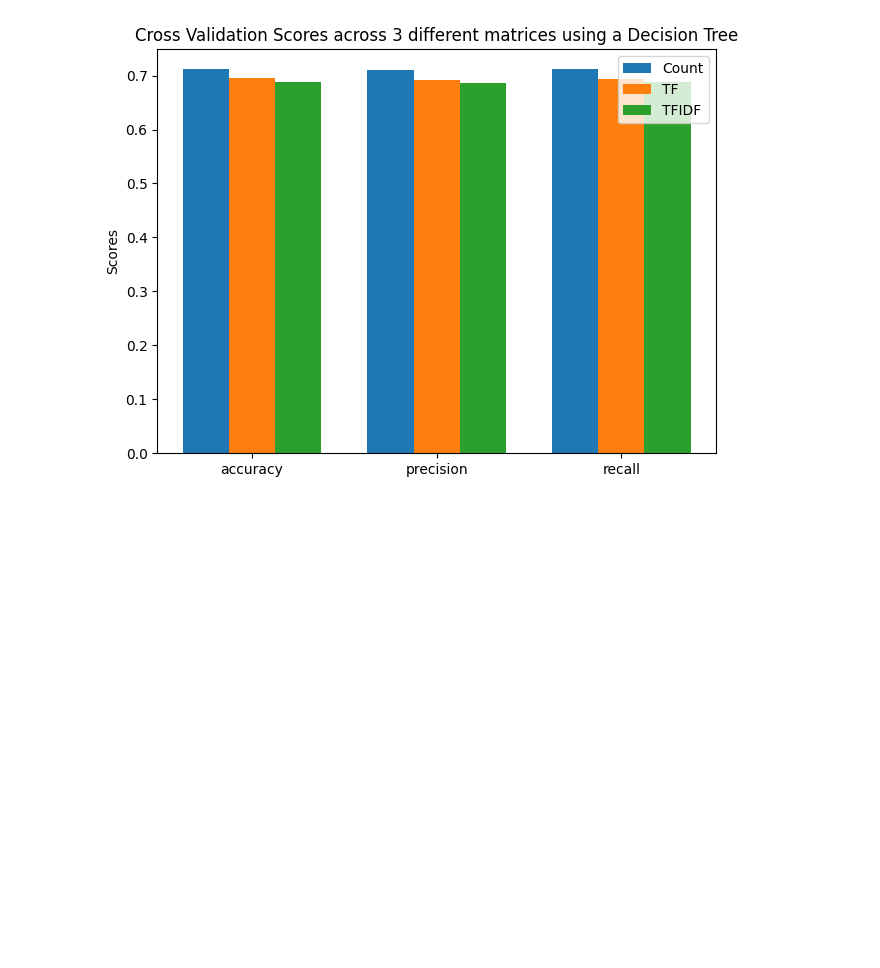
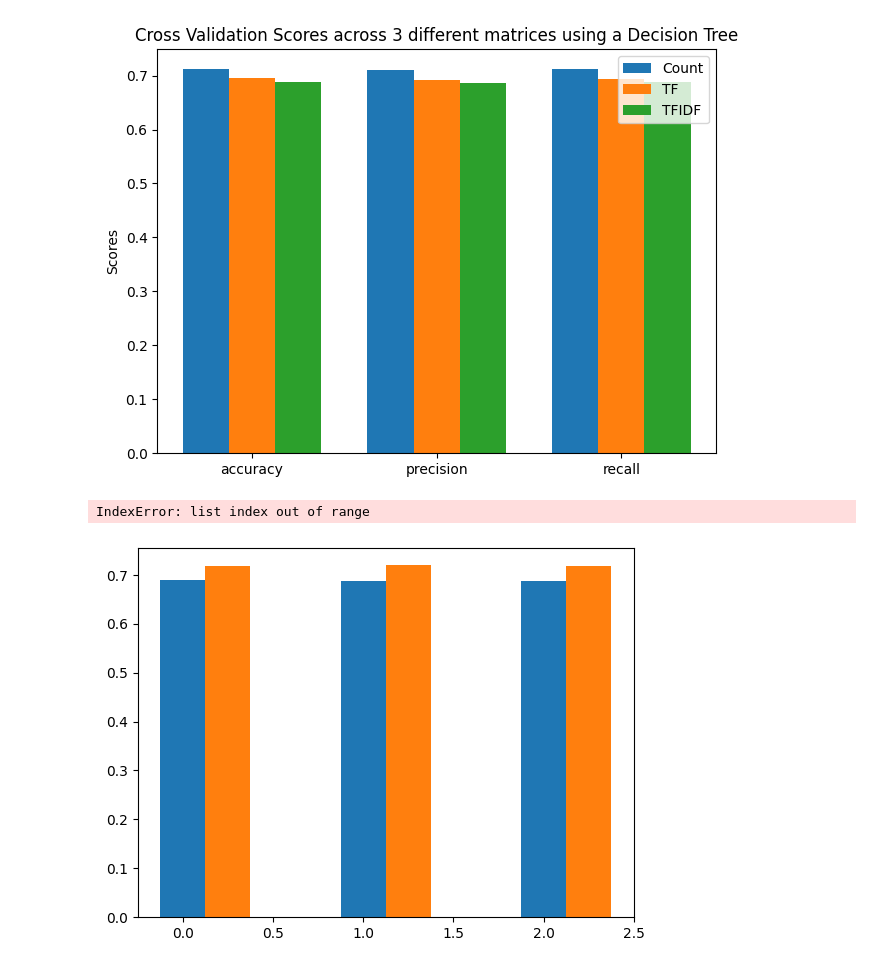
Before and after one commit to Smccb/Text-Analysis-assignment, a Jupyter notebook: Baseline.ipynb, the cells around one changed output. Saved outputs shown, nothing was run; the diff lists cells and outputs as text; code cells hidden in the pictures; blank space fills up the shorter version.

```diff
--- a/Baseline.ipynb
+++ b/Baseline.ipynb
@@ -252,9 +220,12 @@ tmu.plot_avg_performance_for_3matrices(dt_clf, "Decision Tree", [baseline_count_
 # %%
 # Define the classifiers
-clfs = [clf, dt_clf, KNN_clf]
+clfs = [dt_clf, KNN_clf]
 
 # Define the names for the classifiers
-clf_names = ["SVM", "DT", "KNN"]
+clf_names = ["DT", "KNN"]
 
 # Call the function
 tmu.plot_avg_performance_across_3clfs(clfs, clf_names, baseline_tfidf_matrix, "TFIDF", y)
+# %% [output]
+IndexError: list index out of range
+[figure, added]
```
Also changed, not shown: parts of 6 cells of this notebook, 3 other files.
